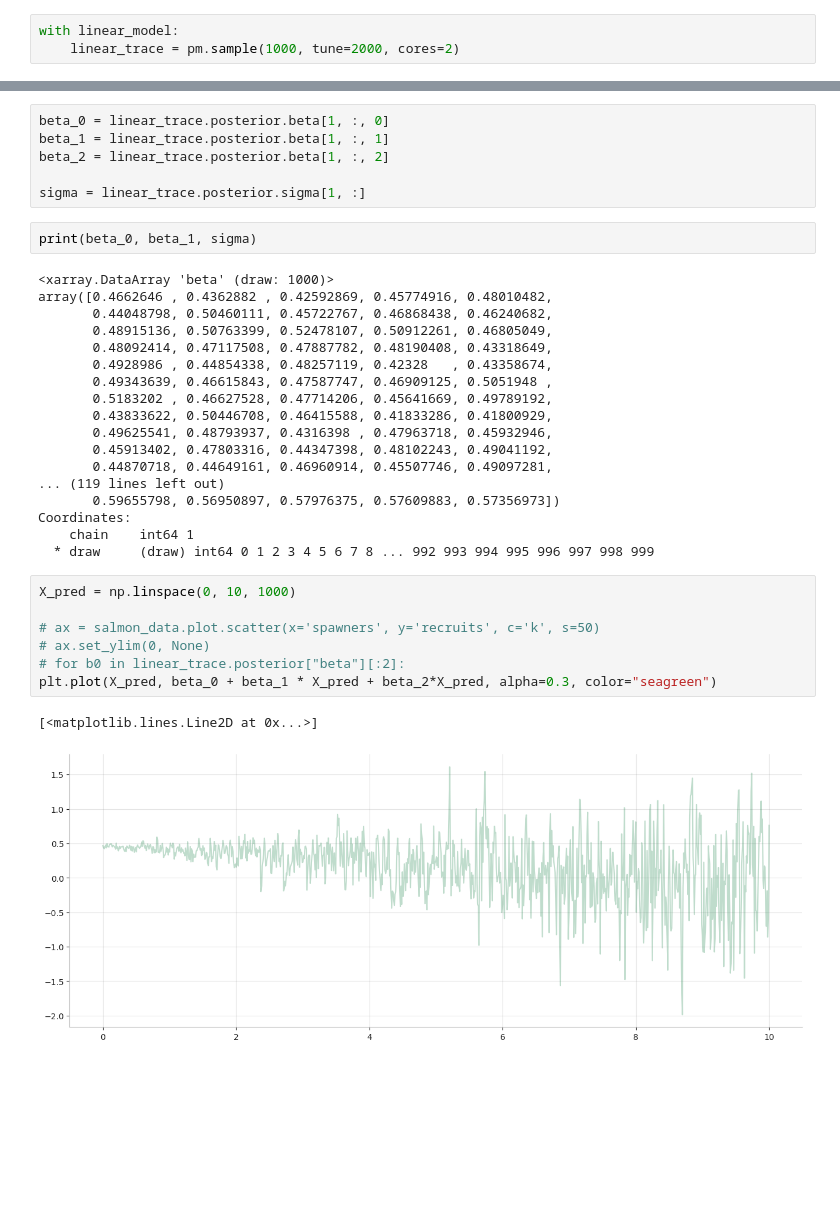
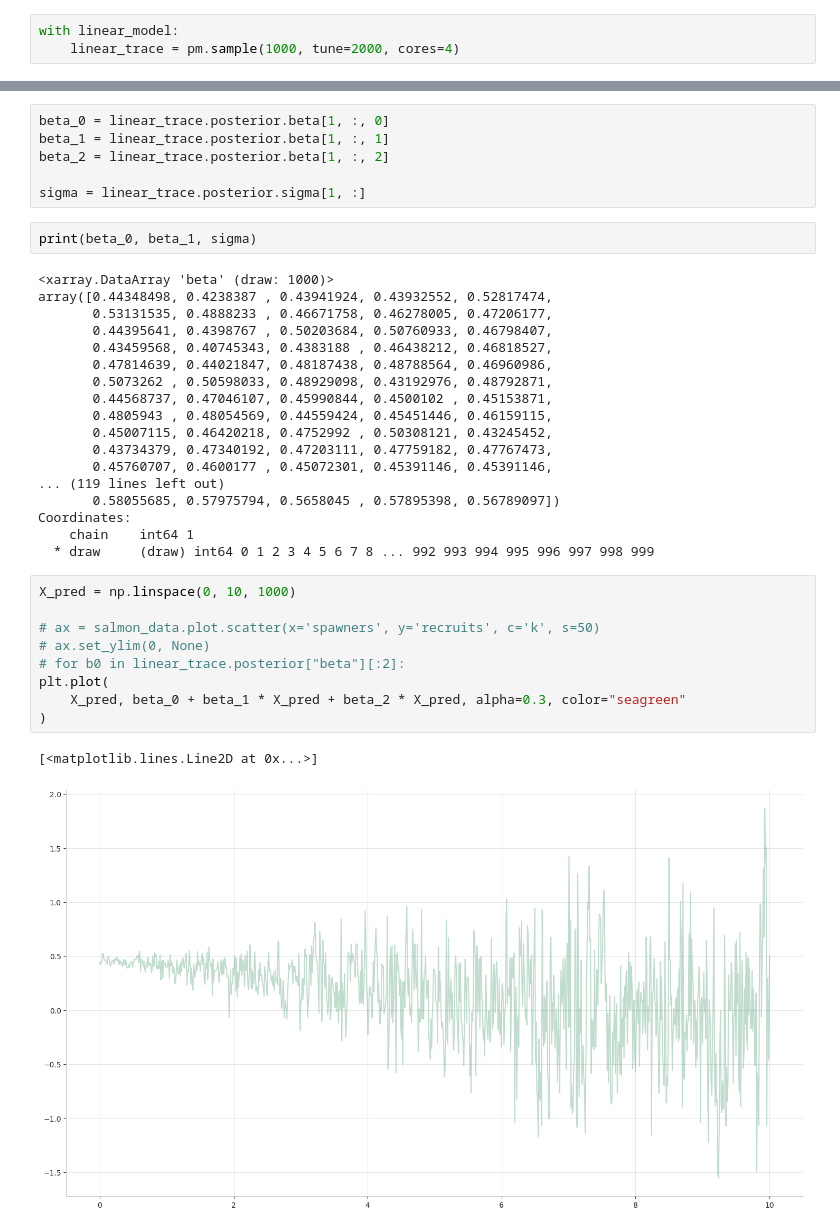
Before and after one commit to mks9900/gaussian_processes, a Jupyter notebook: gpytorch/002-bayesian_approach_pymc.ipynb, the cells around one changed output, grey strips where cells are left out. Saved outputs shown, nothing was run; the diff lists cells and outputs as text; blank space fills up the shorter version.

```diff
--- a/gpytorch/002-bayesian_approach_pymc.ipynb
+++ b/gpytorch/002-bayesian_approach_pymc.ipynb
@@ -115,7 +114,7 @@ with pm.Model() as linear_model:
     ppl_target = pm.Normal("target", mu=my, sigma=sigma, observed=y_train)
 # %%
 with linear_model:
-    linear_trace = pm.sample(1000, tune=2000, cores=2)
+    linear_trace = pm.sample(1000, tune=2000, cores=4)
 # %% [output]
 Auto-assigning NUTS sampler...
 Initializing NUTS using jitter+adapt_diag...
@@ -160,29 +159,31 @@ sigma = linear_trace.posterior.sigma[1, :]
 print(beta_0, beta_1, sigma)
 # %% [output]
 <xarray.DataArray 'beta' (draw: 1000)>
-array([0.4662646 , 0.4362882 , 0.42592869, 0.45774916, 0.48010482,
-       0.44048798, 0.50460111, 0.45722767, 0.46868438, 0.46240682,
-       0.48915136, 0.50763399, 0.52478107, 0.50912261, 0.46805049,
-       0.48092414, 0.47117508, 0.47887782, 0.48190408, 0.43318649,
-       0.4928986 , 0.44854338, 0.48257119, 0.42328   , 0.43358674,
-       0.49343639, 0.46615843, 0.47587747, 0.46909125, 0.5051948 ,
-       0.5183202 , 0.46627528, 0.47714206, 0.45641669, 0.49789192,
-       0.43833622, 0.50446708, 0.46415588, 0.41833286, 0.41800929,
-       0.49625541, 0.48793937, 0.4316398 , 0.47963718, 0.45932946,
-       0.45913402, 0.47803316, 0.44347398, 0.48102243, 0.49041192,
-       0.44870718, 0.44649161, 0.46960914, 0.45507746, 0.49097281,
+array([0.44348498, 0.4238387 , 0.43941924, 0.43932552, 0.52817474,
+       0.53131535, 0.4888233 , 0.46671758, 0.46278005, 0.47206177,
+       0.44395641, 0.4398767 , 0.50203684, 0.50760933, 0.46798407,
+       0.43459568, 0.40745343, 0.4383188 , 0.46438212, 0.46818527,
+       0.47814639, 0.44021847, 0.48187438, 0.48788564, 0.46960986,
+       0.5073262 , 0.50598033, 0.48929098, 0.43192976, 0.48792871,
+       0.44568737, 0.47046107, 0.45990844, 0.4500102 , 0.45153871,
+       0.4805943 , 0.48054569, 0.44559424, 0.45451446, 0.46159115,
+       0.45007115, 0.46420218, 0.4752992 , 0.50308121, 0.43245452,
+       0.43734379, 0.47340192, 0.47203111, 0.47759182, 0.47767473,
+       0.45760707, 0.4600177 , 0.45072301, 0.45391146, 0.45391146,
 ... (119 lines left out)
-       0.59655798, 0.56950897, 0.57976375, 0.57609883, 0.57356973])
+       0.58055685, 0.57975794, 0.5658045 , 0.57895398, 0.56789097])
 Coordinates:
     chain    int64 1
   * draw     (draw) int64 0 1 2 3 4 5 6 7 8 ... 992 993 994 995 996 997 998 999
 # %%
 X_pred = np.linspace(0, 10, 1000)
 
 # ax = salmon_data.plot.scatter(x='spawners', y='recruits', c='k', s=50)
 # ax.set_ylim(0, None)
 # for b0 in linear_trace.posterior["beta"][:2]:
-plt.plot(X_pred, beta_0 + beta_1 * X_pred + beta_2*X_pred, alpha=0.3, color="seagreen")
+plt.plot(
+    X_pred, beta_0 + beta_1 * X_pred + beta_2 * X_pred, alpha=0.3, color="seagreen"
+)
 # %% [output]
 [<matplotlib.lines.Line2D at 0x...>]
-[figure, old version]
+[figure, new version]
```
Also changed, not shown: parts of 7 cells of this notebook, 22 other files.
